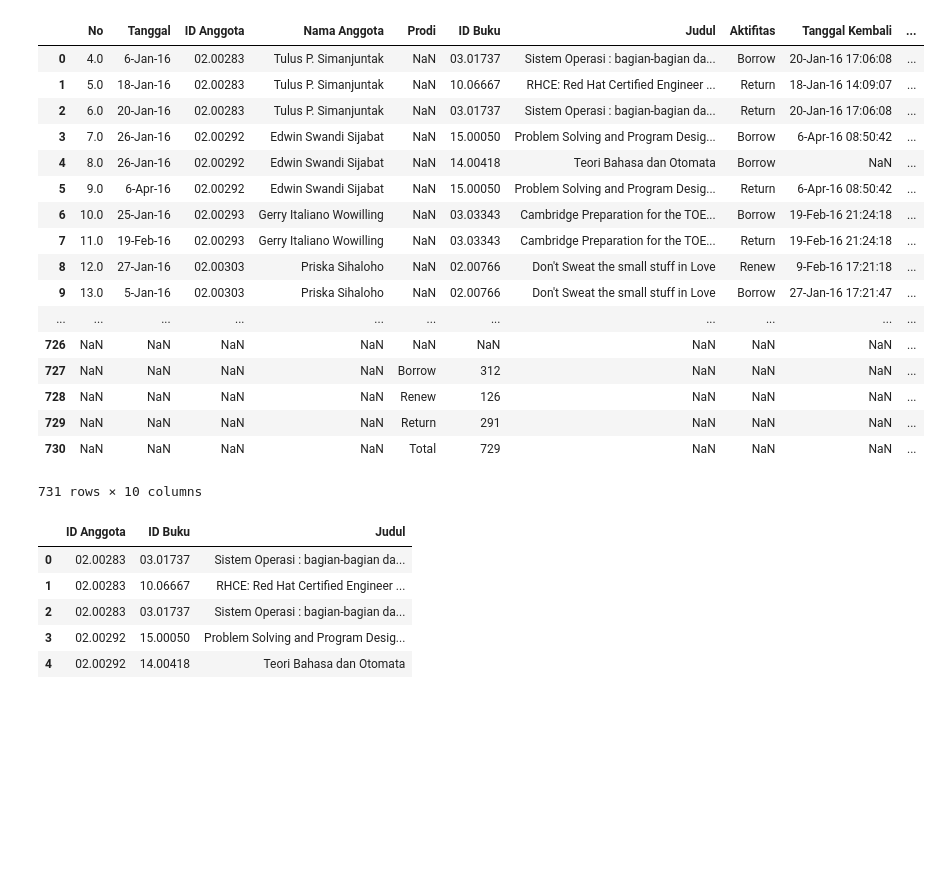
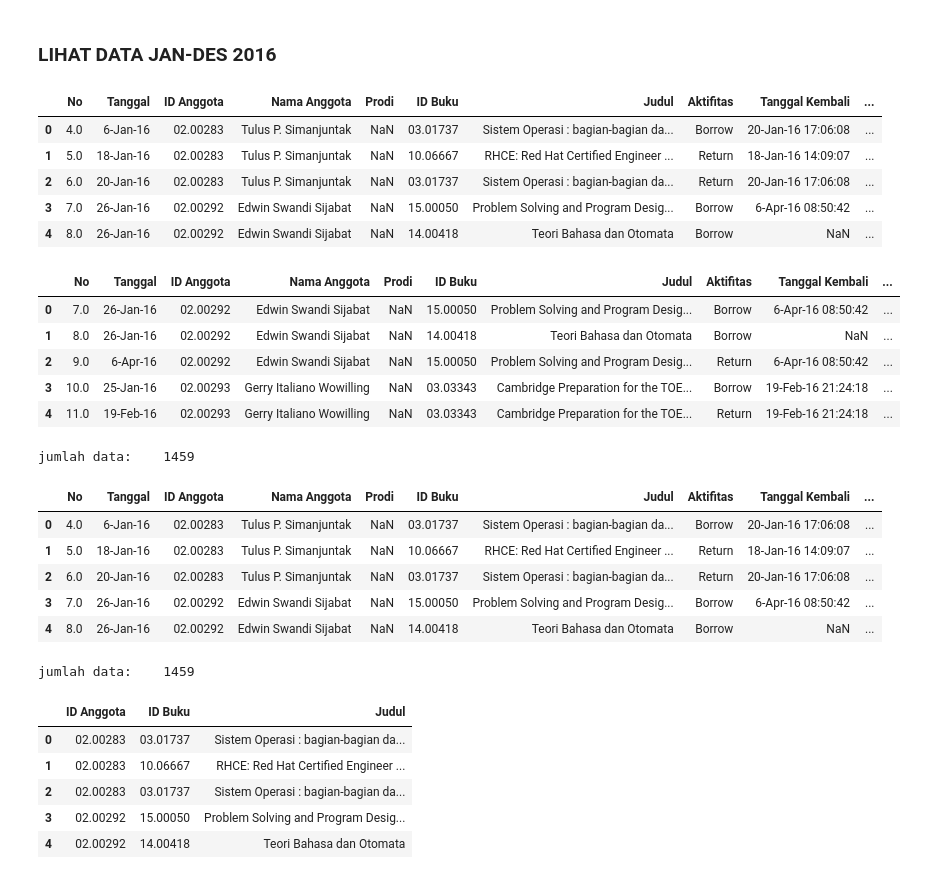
Before and after one commit to packmanproject/recommendation-syetem, a Jupyter notebook: Recommendation_v.1.ipynb, the cells around one changed output. Saved outputs shown, nothing was run; the diff lists cells and outputs as text; code cells hidden in the pictures; blank space fills up the shorter version.

```diff
--- a/Recommendation_v.1.ipynb
+++ b/Recommendation_v.1.ipynb
@@ -3,32 +7,50 @@ import pandas as pd
 pd.set_option('display.max_colwidth',-1)
+# %% [markdown]
+### LIHAT DATA JAN-DES 2016
 # %%
+# Data Januari
 data_jan=pd.read_excel('Peminjaman buku 2016.xls',sheetname='Jan',header=3)
 data_jan=data_jan[3:]
 data_jan=data_jan.reset_index(drop=True)
-data_jan
+data_jan.head()
 # %% [output]
 |  | No | Tanggal | ID Anggota | Nama Anggota | Prodi | ID Buku | Judul | Aktifitas | Tanggal Kembali | ... |
 | 0 | 4.0 | 6-Jan-16 | 02.00283 | Tulus P. Simanjuntak | NaN | 03.01737 | Sistem Operasi : bagian-bagian da... | Borrow | 20-Jan-16 17:06:08 | ... |
 | 1 | 5.0 | 18-Jan-16 | 02.00283 | Tulus P. Simanjuntak | NaN | 10.06667 | RHCE: Red Hat Certified Engineer ... | Return | 18-Jan-16 14:09:07 | ... |
 | 2 | 6.0 | 20-Jan-16 | 02.00283 | Tulus P. Simanjuntak | NaN | 03.01737 | Sistem Operasi : bagian-bagian da... | Return | 20-Jan-16 17:06:08 | ... |
 | 3 | 7.0 | 26-Jan-16 | 02.00292 | Edwin Swandi Sijabat | NaN | 15.00050 | Problem Solving and Program Desig... | Borrow | 6-Apr-16 08:50:42 | ... |
 | 4 | 8.0 | 26-Jan-16 | 02.00292 | Edwin Swandi Sijabat | NaN | 14.00418 | Teori Bahasa dan Otomata | Borrow | NaN | ... |
-| 5 | 9.0 | 6-Apr-16 | 02.00292 | Edwin Swandi Sijabat | NaN | 15.00050 | Problem Solving and Program Desig... | Return | 6-Apr-16 08:50:42 | ... |
-| 6 | 10.0 | 25-Jan-16 | 02.00293 | Gerry Italiano Wowilling | NaN | 03.03343 | Cambridge Preparation for the TOE... | Borrow | 19-Feb-16 21:24:18 | ... |
-| 7 | 11.0 | 19-Feb-16 | 02.00293 | Gerry Italiano Wowilling | NaN | 03.03343 | Cambridge Preparation for the TOE... | Return | 19-Feb-16 21:24:18 | ... |
-| 8 | 12.0 | 27-Jan-16 | 02.00303 | Priska Sihaloho | NaN | 02.00766 | Don't Sweat the small stuff in Love | Renew | 9-Feb-16 17:21:18 | ... |
-| 9 | 13.0 | 5-Jan-16 | 02.00303 | Priska Sihaloho | NaN | 02.00766 | Don't Sweat the small stuff in Love | Borrow | 27-Jan-16 17:21:47 | ... |
-| ... | ... | ... | ... | ... | ... | ... | ... | ... | ... | ... |
-| 726 | NaN | NaN | NaN | NaN | NaN | NaN | NaN | NaN | NaN | ... |
-| 727 | NaN | NaN | NaN | NaN | Borrow | 312 | NaN | NaN | NaN | ... |
-| 728 | NaN | NaN | NaN | NaN | Renew | 126 | NaN | NaN | NaN | ... |
-| 729 | NaN | NaN | NaN | NaN | Return | 291 | NaN | NaN | NaN | ... |
-| 730 | NaN | NaN | NaN | NaN | Total | 729 | NaN | NaN | NaN | ... |
-731 rows × 10 columns
+# %%
+# Data Feb
+data_feb=pd.read_excel('Peminjaman buku 2016.xls',sheetname='Feb',header=3)
+data_feb=data_jan[3:]
+data_feb=data_feb.reset_index(drop=True)
+data_feb.head()
+# %% [output]
+|  | No | Tanggal | ID Anggota | Nama Anggota | Prodi | ID Buku | Judul | Aktifitas | Tanggal Kembali | ... |
+| 0 | 7.0 | 26-Jan-16 | 02.00292 | Edwin Swandi Sijabat | NaN | 15.00050 | Problem Solving and Program Desig... | Borrow | 6-Apr-16 08:50:42 | ... |
+| 1 | 8.0 | 26-Jan-16 | 02.00292 | Edwin Swandi Sijabat | NaN | 14.00418 | Teori Bahasa dan Otomata | Borrow | NaN | ... |
+| 2 | 9.0 | 6-Apr-16 | 02.00292 | Edwin Swandi Sijabat | NaN | 15.00050 | Problem Solving and Program Desig... | Return | 6-Apr-16 08:50:42 | ... |
+| 3 | 10.0 | 25-Jan-16 | 02.00293 | Gerry Italiano Wowilling | NaN | 03.03343 | Cambridge Preparation for the TOE... | Borrow | 19-Feb-16 21:24:18 | ... |
+| 4 | 11.0 | 19-Feb-16 | 02.00293 | Gerry Italiano Wowilling | NaN | 03.03343 | Cambridge Preparation for the TOE... | Return | 19-Feb-16 21:24:18 | ... |
+# %%
+data_peminjaman=pd.concat([data_jan,data_feb])
+print "jumlah data:\t", len(data_peminjaman)
+data_peminjaman.head()
+# %% [output]
+jumlah data:    1459
+|  | No | Tanggal | ID Anggota | Nama Anggota | Prodi | ID Buku | Judul | Aktifitas | Tanggal Kembali | ... |
+| 0 | 4.0 | 6-Jan-16 | 02.00283 | Tulus P. Simanjuntak | NaN | 03.01737 | Sistem Operasi : bagian-bagian da... | Borrow | 20-Jan-16 17:06:08 | ... |
+| 1 | 5.0 | 18-Jan-16 | 02.00283 | Tulus P. Simanjuntak | NaN | 10.06667 | RHCE: Red Hat Certified Engineer ... | Return | 18-Jan-16 14:09:07 | ... |
+| 2 | 6.0 | 20-Jan-16 | 02.00283 | Tulus P. Simanjuntak | NaN | 03.01737 | Sistem Operasi : bagian-bagian da... | Return | 20-Jan-16 17:06:08 | ... |
+| 3 | 7.0 | 26-Jan-16 | 02.00292 | Edwin Swandi Sijabat | NaN | 15.00050 | Problem Solving and Program Desig... | Borrow | 6-Apr-16 08:50:42 | ... |
+| 4 | 8.0 | 26-Jan-16 | 02.00292 | Edwin Swandi Sijabat | NaN | 14.00418 | Teori Bahasa dan Otomata | Borrow | NaN | ... |
 # %%
-data_jan=data_jan[['ID Anggota','ID Buku','Judul']]
-data_jan.head()
+data_peminjaman_id=data_peminjaman[['ID Anggota','ID Buku','Judul']]
+print "jumlah data:\t", len(data_peminjaman_id)
+data_peminjaman_id.head()
 # %% [output]
+jumlah data:    1459
 |  | ID Anggota | ID Buku | Judul |
 | 0 | 02.00283 | 03.01737 | Sistem Operasi : bagian-bagian da... |
 | 1 | 02.00283 | 10.06667 | RHCE: Red Hat Certified Engineer ... |
```
Also changed, not shown: parts of 35 cells of this notebook.
